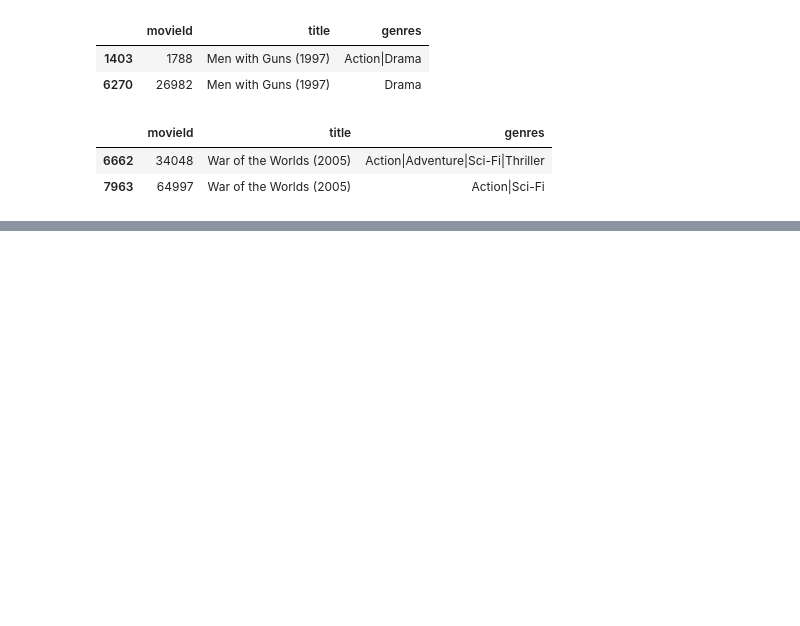
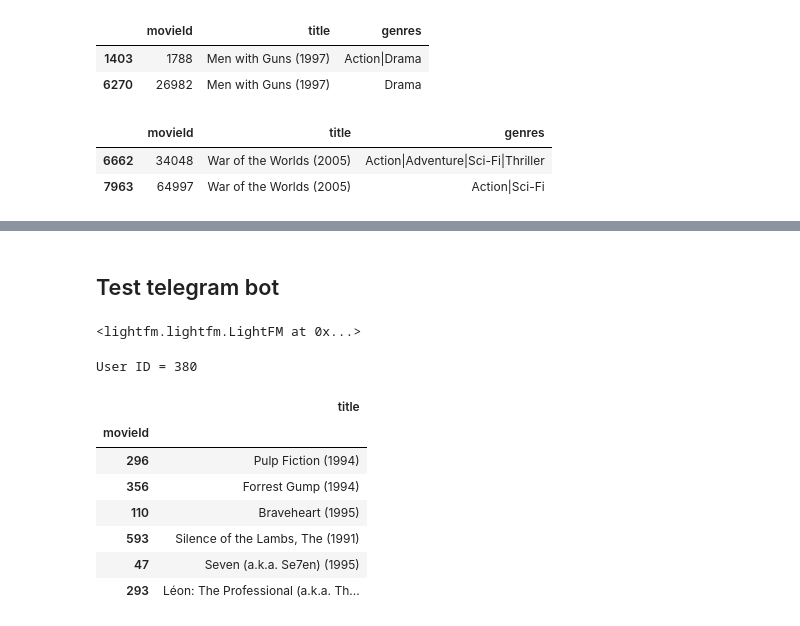
Before and after one commit to aleksanp/movie-recommendation-bot, a Jupyter notebook: movie_recommendation_bot.ipynb, the cells around one changed output, grey strips where cells are left out. Saved outputs shown, nothing was run; the diff lists cells and outputs as text; code cells hidden in the pictures; blank space fills up the shorter version.

```diff
--- a/movie_recommendation_bot.ipynb
+++ b/movie_recommendation_bot.ipynb
@@ -438,0 +323,2 @@ Name: 49, dtype: object
+# %% [markdown]
+## Test telegram bot
@@ -438,0 +653,16 @@ Name: 49, dtype: object
+# %%
+movie_rec.learn()
+# %% [output]
+<lightfm.lightfm.LightFM at 0x...>
+# %%
+movie_rec.get_recommendation_for_user()
+# %% [output]
+User ID = 380
+|  | title |
+| movieId |  |
+| 296 | Pulp Fiction (1994) |
+| 356 | Forrest Gump (1994) |
+| 110 | Braveheart (1995) |
+| 593 | Silence of the Lambs, The (1991) |
+| 47 | Seven (a.k.a. Se7en) (1995) |
+| 293 | Léon: The Professional (a.k.a. Th... |
```
Also changed, not shown: parts of 65 cells of this notebook, 1 other file.
